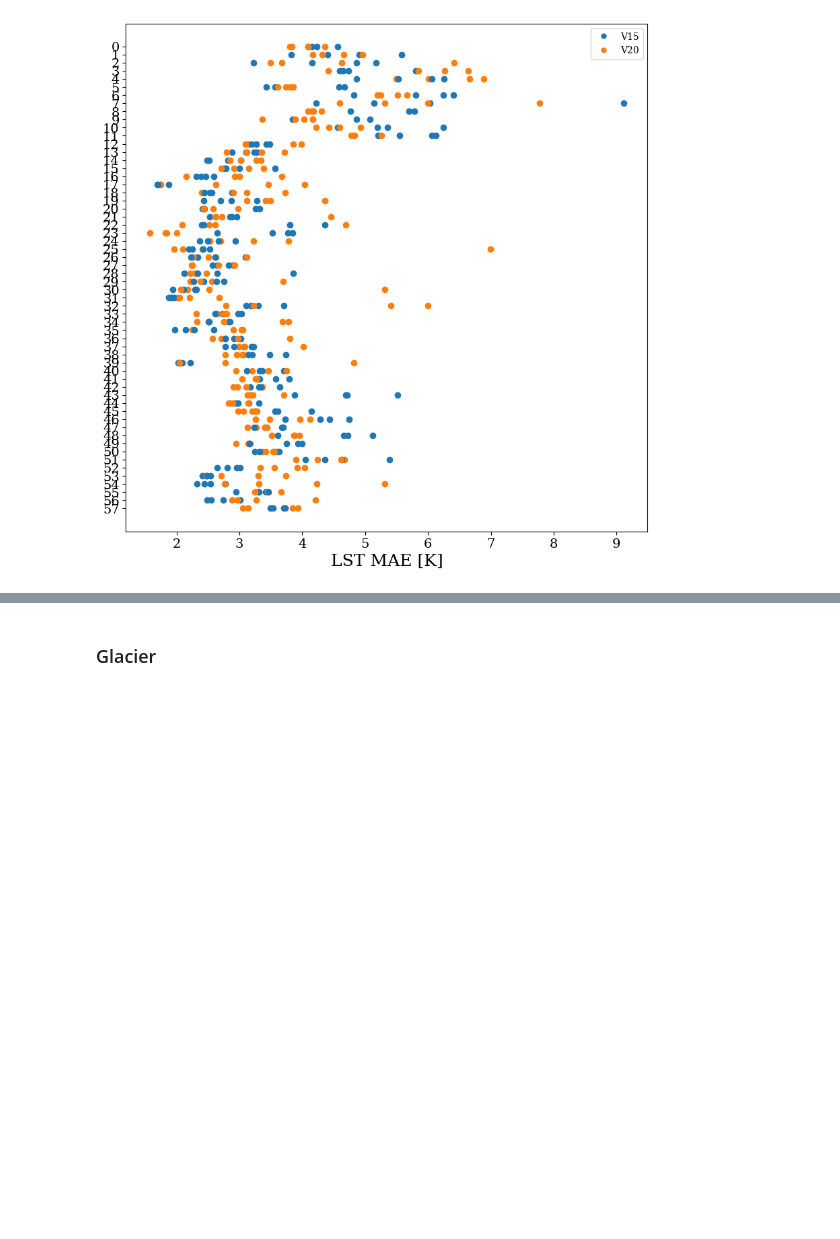
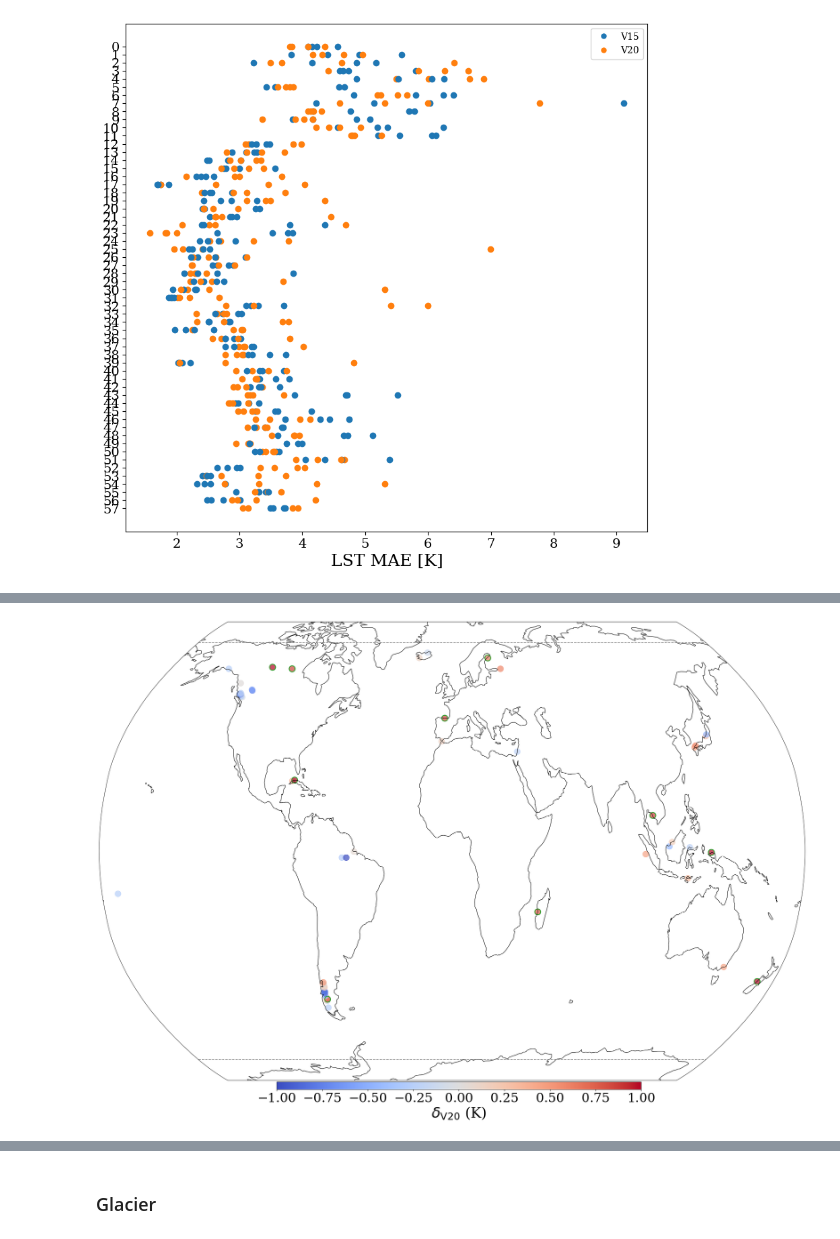
Before and after one commit to tomkimpson/ML4L, a Jupyter notebook: notebooks/revisions/noise_pipeline_clean.ipynb, the cells around one changed output, grey strips where cells are left out. Drawn from its saved outputs; the diff is of its cells as text; code cells hidden in the pictures; blank space fills up the shorter version.

```diff
--- a/notebooks/revisions/noise_pipeline_clean.ipynb
+++ b/notebooks/revisions/noise_pipeline_clean.ipynb
@@ -911,0 +996,5 @@ small nosie point: 54
+# %%
+n=10
+RobinsonPlot(df_veg_v15,'delta',vmin=-1,vmax=+1,cmap=plt.cm.coolwarm,markersize = 200,savefig=None,ncircles=n)
+# %% [output]
+[figure, added]
```
Also changed, not shown: parts of 21 cells of this notebook, 10 other files.
